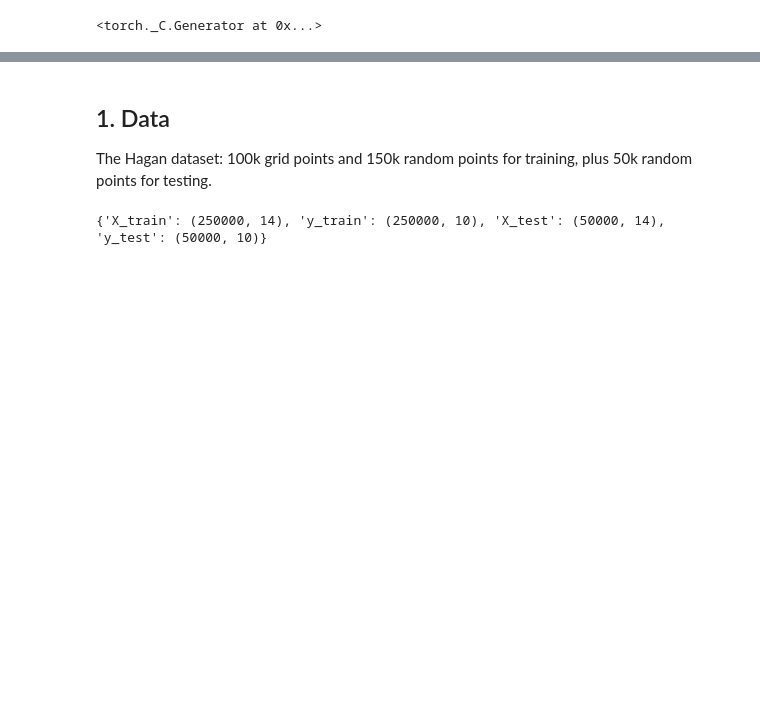
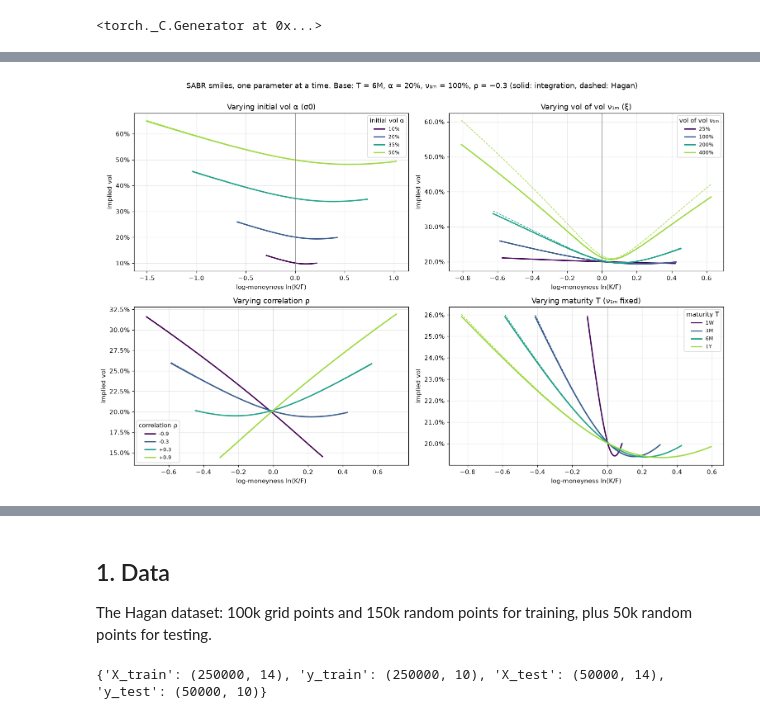
Before and after one commit to SindreVeum/AQF-darth-hedger, a Jupyter notebook: AQF_S2_ANN_Hagan.ipynb, the cells around one changed output, grey strips where cells are left out. Drawn from its saved outputs; the diff is of its cells as text; code cells hidden in the pictures; blank space fills up the shorter version.

```diff
--- a/AQF_S2_ANN_Hagan.ipynb
+++ b/AQF_S2_ANN_Hagan.ipynb
@@ -25,0 +43,35 @@ torch.manual_seed(0)
+# %%
+from src import integration as I
+from matplotlib.ticker import PercentFormatter
+
+BASE = {"T": 0.5, "alpha": 0.20, "nu1m": 1.0, "rho": -0.3}   # ν₁ₘ = 100%; ν = ν₁ₘ·√(1M/T) (paper eq. 43)
+VARY = {
+    "alpha": ("initial vol α (σ0)",       [0.10, 0.20, 0.35, 0.50], lambda v: f"{v:.0%}"),
+    "nu1m":  ("vol of vol ν₁ₘ (ξ)",       [0.25, 1.0, 2.0, 4.0],    lambda v: f"{v:.0%}"),
+    "rho":   ("correlation ρ",            [-0.9, -0.3, 0.3, 0.9],   lambda v: f"{v:+.1f}"),
+    "T":     ("maturity T (ν₁ₘ fixed)",   [1/52, 0.25, 0.5, 1.0],   lambda v: {1/52: "1W", 0.25: "3M", 0.5: "6M", 1.0: "1Y"}[v]),
+}
+
+def showcase_smile(T, alpha, nu1m, rho, n=60):
+    nu = nu1m * np.sqrt(1 / (12 * T))
+    K = make_strikes(1.0, T, alpha, rho, nu)              # the network's ±3.5 sd strike range
+    Kf = np.geomspace(K[0], K[-1], n)
+    integ = I.invert_otm(I.quadrature_price(1.0, Kf, T, alpha, rho, nu), Kf, T)
+    return np.log(Kf), integ, hagan_iv(1.0, Kf, T, alpha, 1.0, rho, nu)
+
+fig, axes = plt.subplots(2, 2, figsize=(14, 9))
+for ax, (key, (title, values, fmt)) in zip(axes.ravel(), VARY.items()):
+    colors = plt.cm.viridis(np.linspace(0, 0.85, len(values)))
+    for v, c in zip(values, colors):
+        x, integ, hagan = showcase_smile(**{**BASE, key: v})
+        ax.plot(x, integ, color=c, lw=2, label=f"{fmt(v)}")
+        ax.plot(x, hagan, color=c, lw=1, ls="--")
+    ax.axvline(0, color="grey", lw=0.6)
+    ax.set(title=f"Varying {title}", xlabel="log-moneyness ln(K/F)", ylabel="implied vol")
+    ax.yaxis.set_major_formatter(PercentFormatter(1.0))
+    ax.grid(alpha=0.3); ax.legend(title=title.split(" (")[0], fontsize=8)
+fig.suptitle("SABR smiles, one parameter at a time. Base: T = 6M, α = 20%, ν₁ₘ = 100%, ρ = −0.3 "
+             "(solid: integration, dashed: Hagan)", y=1.0)
+plt.tight_layout(); plt.show()
+# %% [output]
+[figure, added]
```
Also changed, not shown: parts of 21 cells of this notebook, 12 other files.
